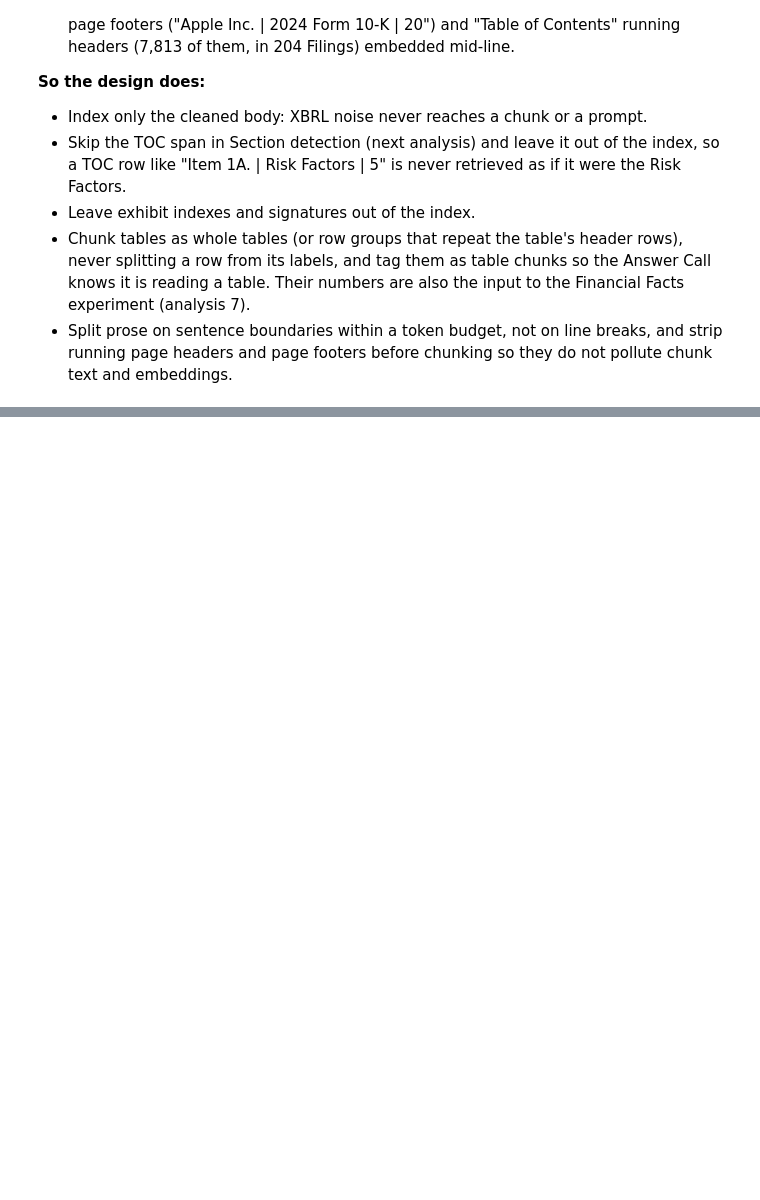
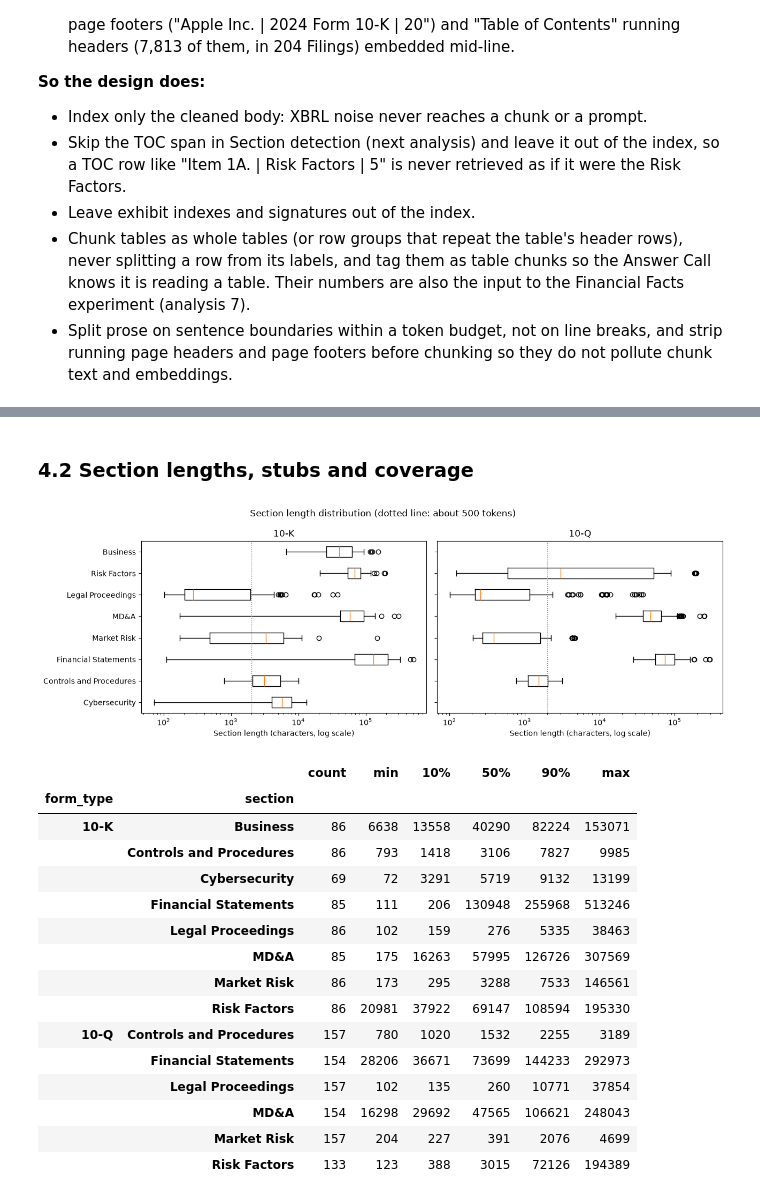
Before and after one commit to dwest1507/eliza-assessment, a Jupyter notebook: backend/notebooks/eda.ipynb, the cells around one changed output, grey strips where cells are left out. Saved outputs shown, nothing was run; the diff lists cells and outputs as text; code cells hidden in the pictures; blank space fills up the shorter version.

```diff
--- a/backend/notebooks/eda.ipynb
+++ b/backend/notebooks/eda.ipynb
@@ -882,0 +1073,41 @@ Filings with a single line over 20,000 characters: 135 (longest: 287,855 charact
+# %% [markdown]
+### 4.2 Section lengths, stubs and coverage
+# %%
+named = items[items["section"] != "Other"]
+order = REQUIRED["10-K"]
+fig, axes = plt.subplots(1, 2, figsize=(13, 4.5), sharey=True)
+for ax, form in zip(axes, ["10-K", "10-Q"], strict=True):
+    present = [n for n in order if n in REQUIRED[form]]
+    data = [named[(named["form_type"] == form) & (named["section"] == n)]["chars"] for n in present]
+    ax.boxplot(data, positions=[order.index(n) for n in present], orientation="horizontal")
+    ax.set_xscale("log")
+    ax.axvline(2_000, color="grey", linestyle=":", linewidth=1)
+    ax.set_title(form)
+    ax.set_xlabel("Section length (characters, log scale)")
+axes[0].set_yticks(range(len(order)), order)
+axes[0].invert_yaxis()
+fig.suptitle("Section length distribution (dotted line: about 500 tokens)")
+fig.tight_layout()
+plt.show()
+
+named.groupby(["form_type", "section"])["chars"].describe(percentiles=[0.1, 0.5, 0.9]).astype(int)[
+    ["count", "min", "10%", "50%", "90%", "max"]
+]
+# %% [output]
+[figure, added]
+|  |  | count | min | 10% | 50% | 90% | max |
+| form_type | section |  |  |  |  |  |  |
+| 10-K | Business | 86 | 6638 | 13558 | 40290 | 82224 | 153071 |
+|  | Controls and Procedures | 86 | 793 | 1418 | 3106 | 7827 | 9985 |
+|  | Cybersecurity | 69 | 72 | 3291 | 5719 | 9132 | 13199 |
+|  | Financial Statements | 85 | 111 | 206 | 130948 | 255968 | 513246 |
+|  | Legal Proceedings | 86 | 102 | 159 | 276 | 5335 | 38463 |
+|  | MD&A | 85 | 175 | 16263 | 57995 | 126726 | 307569 |
+|  | Market Risk | 86 | 173 | 295 | 3288 | 7533 | 146561 |
+|  | Risk Factors | 86 | 20981 | 37922 | 69147 | 108594 | 195330 |
+| 10-Q | Controls and Procedures | 157 | 780 | 1020 | 1532 | 2255 | 3189 |
+|  | Financial Statements | 154 | 28206 | 36671 | 73699 | 144233 | 292973 |
+|  | Legal Proceedings | 157 | 102 | 135 | 260 | 10771 | 37854 |
+|  | MD&A | 154 | 16298 | 29692 | 47565 | 106621 | 248043 |
+|  | Market Risk | 157 | 204 | 227 | 391 | 2076 | 4699 |
+|  | Risk Factors | 133 | 123 | 388 | 3015 | 72126 | 194389 |
```
Also changed, not shown: parts of 14 cells of this notebook, 6 other files.
